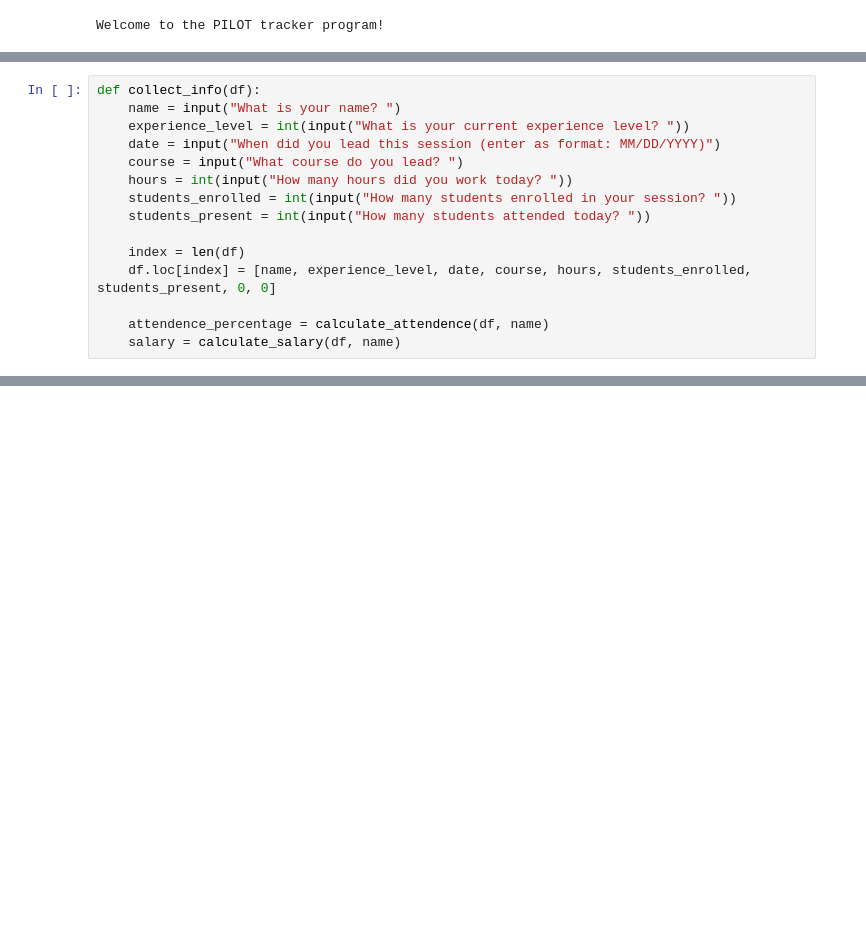
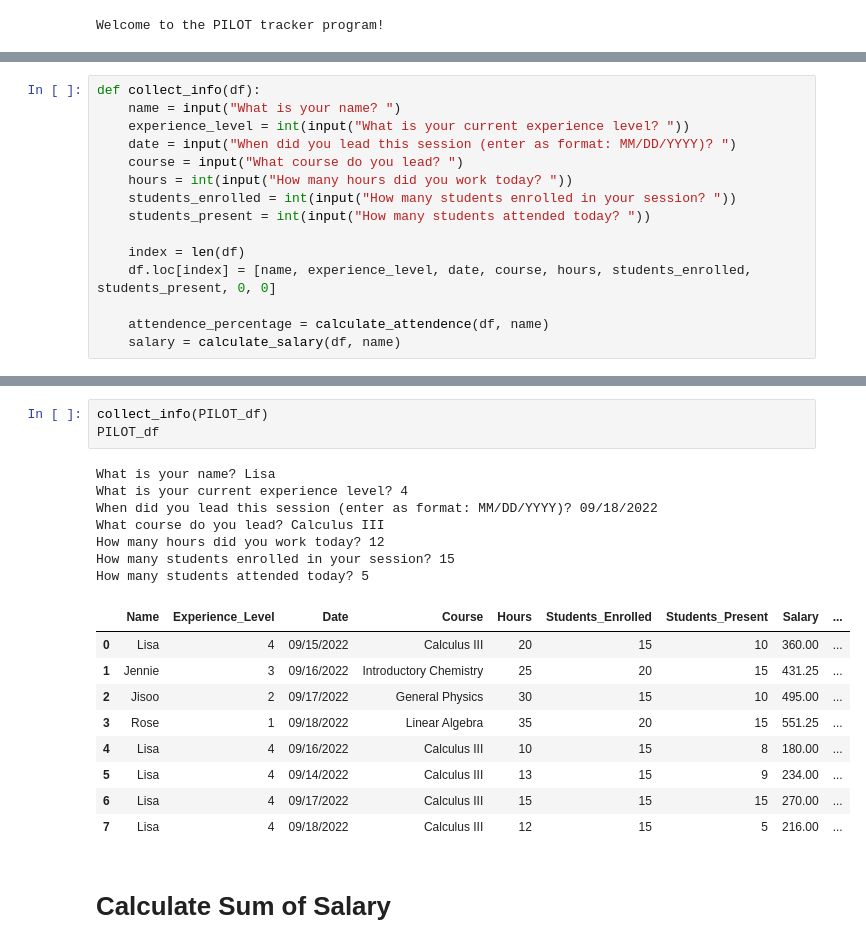
Before and after one commit to Cindy-Dong/hophacks22-blackpink, a Jupyter notebook: HopHacks2022.ipynb, the cells around one changed output, grey strips where cells are left out. Drawn from its saved outputs; the diff is of its cells as text; blank space fills up the shorter version.

```diff
--- a/HopHacks2022.ipynb
+++ b/HopHacks2022.ipynb
@@ -72,7 +74,7 @@ Welcome to the PILOT tracker program!
 def collect_info(df):
     name = input("What is your name? ")
     experience_level = int(input("What is your current experience level? "))
-    date = input("When did you lead this session (enter as format: MM/DD/YYYY)")
+    date = input("When did you lead this session (enter as format: MM/DD/YYYY)? ")
     course = input("What course do you lead? ")
     hours = int(input("How many hours did you work today? "))
     students_enrolled = int(input("How many students enrolled in your session? "))
@@ -102,0 +142,22 @@ How many students attended today? 8
+# %%
+collect_info(PILOT_df)
+PILOT_df
+# %% [output]
+What is your name? Lisa
+What is your current experience level? 4
+When did you lead this session (enter as format: MM/DD/YYYY)? 09/18/2022
+What course do you lead? Calculus III
+How many hours did you work today? 12
+How many students enrolled in your session? 15
+How many students attended today? 5
+|  | Name | Experience_Level | Date | Course | Hours | Students_Enrolled | Students_Present | Salary | ... |
+| 0 | Lisa | 4 | 09/15/2022 | Calculus III | 20 | 15 | 10 | 360.00 | ... |
+| 1 | Jennie | 3 | 09/16/2022 | Introductory Chemistry | 25 | 20 | 15 | 431.25 | ... |
+| 2 | Jisoo | 2 | 09/17/2022 | General Physics | 30 | 15 | 10 | 495.00 | ... |
+| 3 | Rose | 1 | 09/18/2022 | Linear Algebra | 35 | 20 | 15 | 551.25 | ... |
+| 4 | Lisa | 4 | 09/16/2022 | Calculus III | 10 | 15 | 8 | 180.00 | ... |
+| 5 | Lisa | 4 | 09/14/2022 | Calculus III | 13 | 15 | 9 | 234.00 | ... |
+| 6 | Lisa | 4 | 09/17/2022 | Calculus III | 15 | 15 | 15 | 270.00 | ... |
+| 7 | Lisa | 4 | 09/18/2022 | Calculus III | 12 | 15 | 5 | 216.00 | ... |
+# %% [markdown]
+# Calculate Sum of Salary
```
Also changed, not shown: parts of 23 cells of this notebook.
